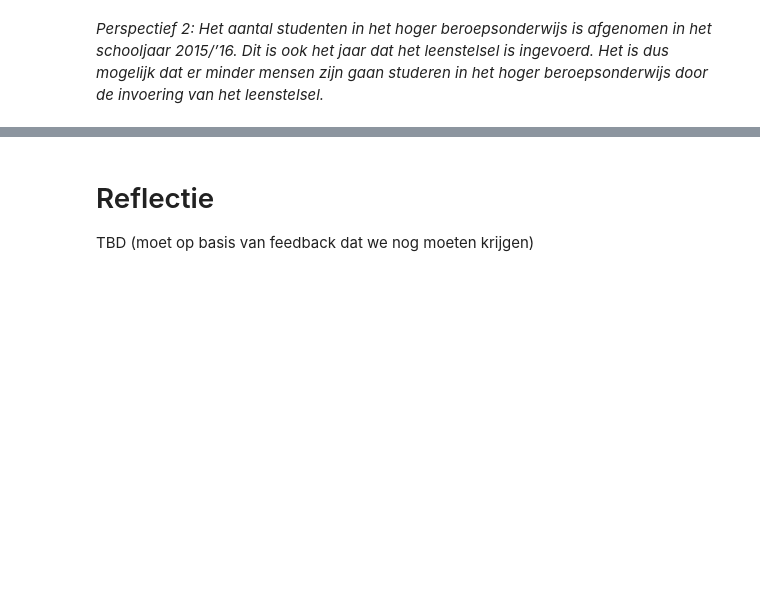
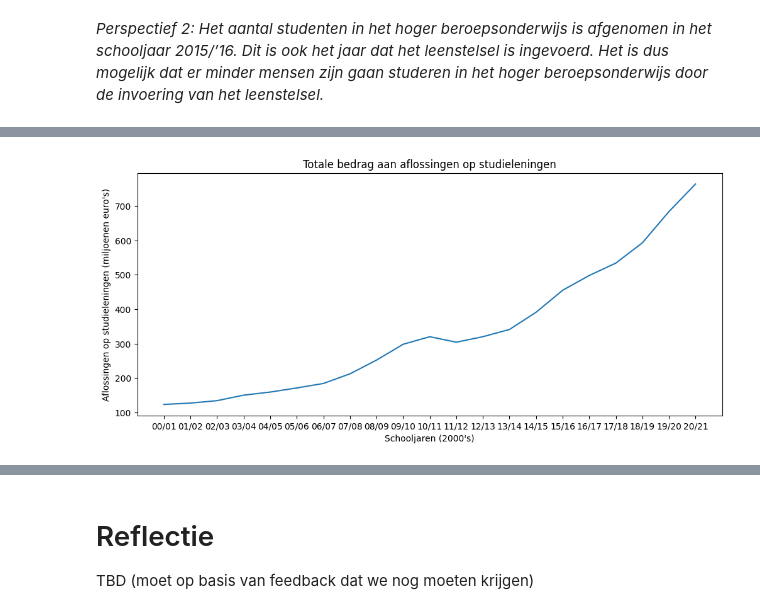
Before and after one commit to AbeDijkstra03/DataStory, a Jupyter notebook: _sources/docs/home.ipynb, the cells around one changed output, grey strips where cells are left out. Drawn from its saved outputs; the diff is of its cells as text; code cells hidden in the pictures; blank space fills up the shorter version.

```diff
--- a/_sources/docs/home.ipynb
+++ b/_sources/docs/home.ipynb
@@ -121,0 +155,10 @@ _Perspectief 2: Het aantal studenten in het hoger beroepsonderwijs is afgenomen
+# %%
+plt.figure(figsize=(12, 5))
+plt.plot(merged_spj_uitgaven['Perioden'], merged_spj_uitgaven['AflossingenOpStudieleningen_30'])
+plt.xlabel('Schooljaren (2000\'s)')
+plt.ylabel('Aflossingen op studieleningen (miljoenen euro\'s)')
+plt.title('Totale bedrag aan aflossingen op studieleningen')
+
+plt.show()
+# %% [output]
+[figure, added]
```
Also changed, not shown: parts of 14 cells of this notebook, 5 other files.
